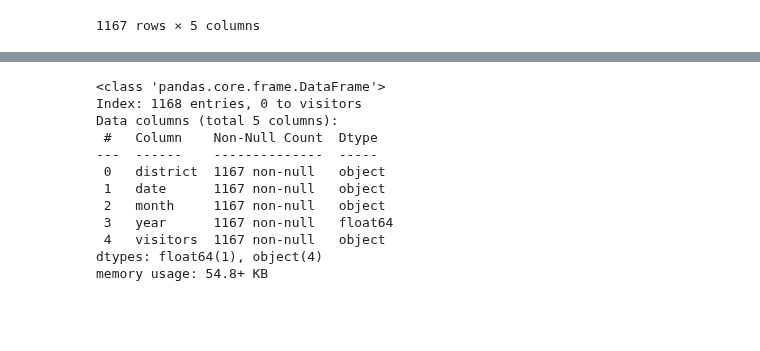
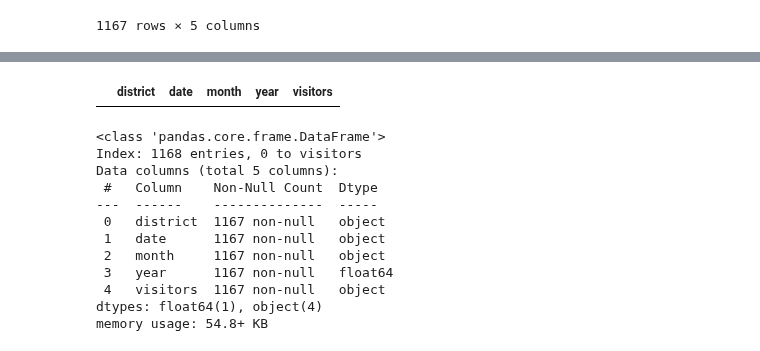
Before and after one commit to sourabhms66/Tourism_Revenue, a Jupyter notebook: codes.ipynb, the cells around one changed output, grey strips where cells are left out. Cells and saved outputs as stored; diff of their text form; code cells hidden in the pictures; blank space fills up the shorter version.

```diff
--- a/codes.ipynb
+++ b/codes.ipynb
@@ -163,3 +160,9 @@ domestic_clean.query("visitors.isna() == True")
+# %%
+domestic_clean=domestic_clean.dropna()
+# %%
+domestic_clean.query("visitors.isna() == True")
+# %% [output]
+|  | district | date | month | year | visitors |
 # %%
 domestic_clean.info()
 # %% [output]
```
Also changed, not shown: parts of 1 cell of this notebook.
